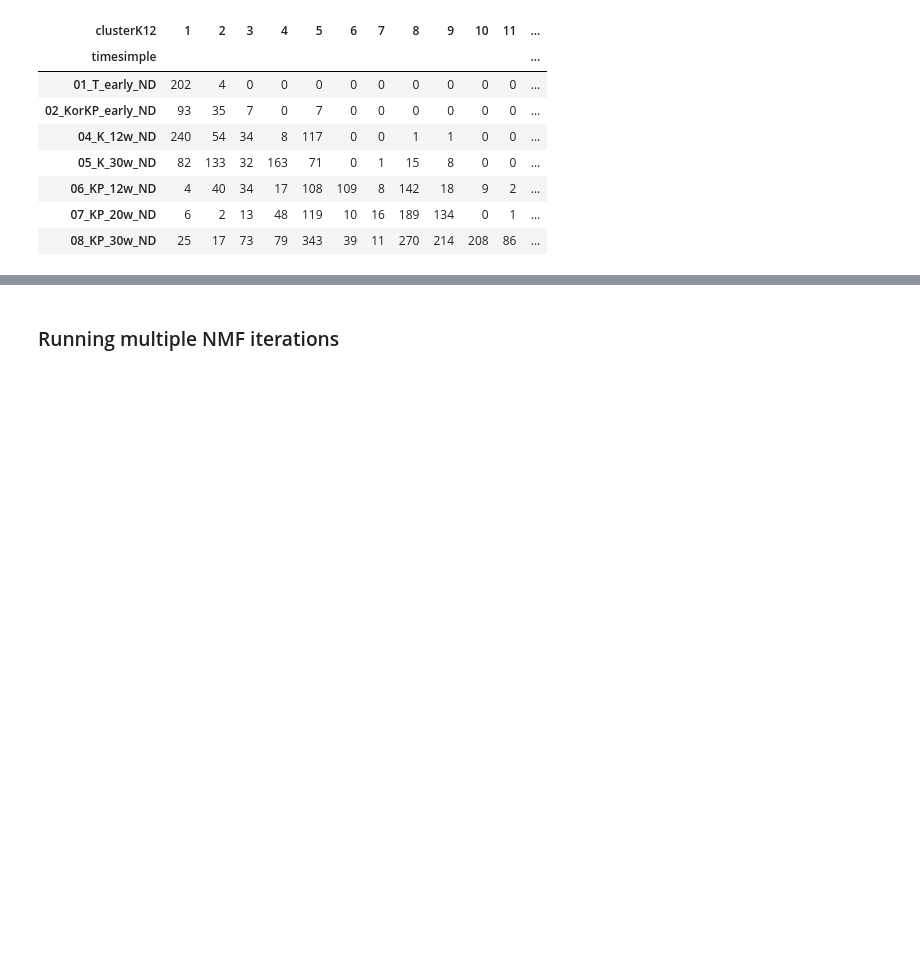
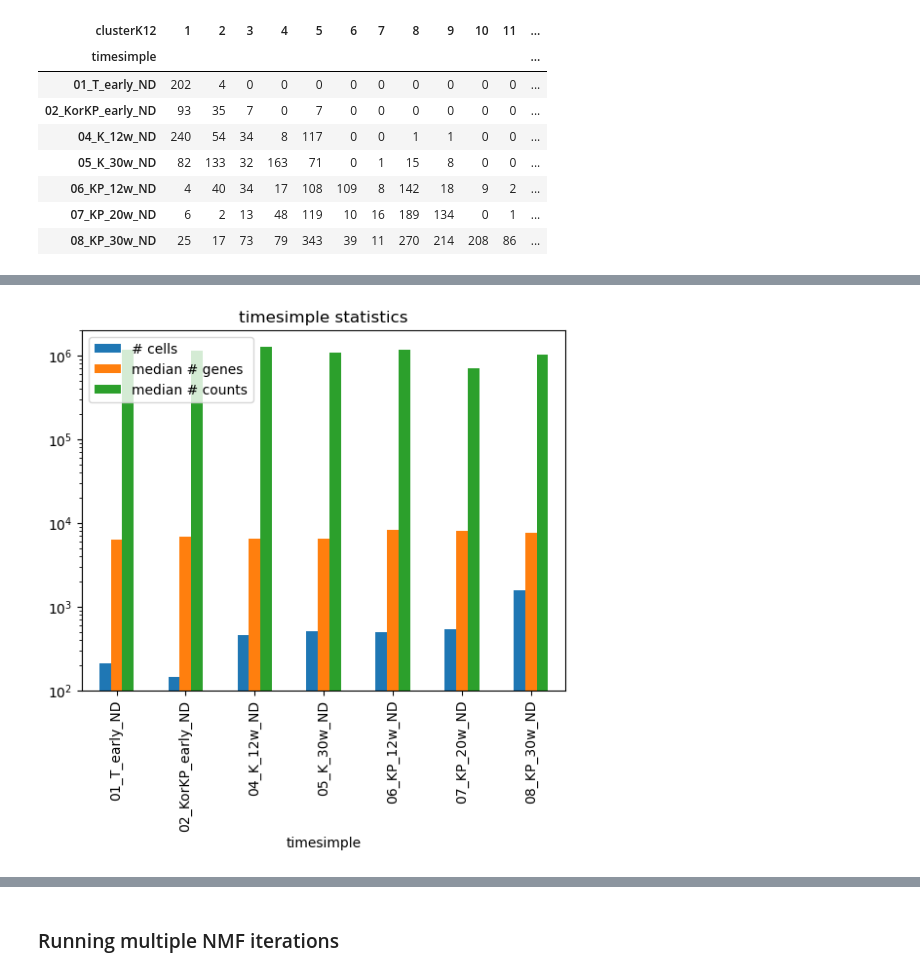
Before and after one commit to nitzanlab/gep-dynamics, a Jupyter notebook: notebooks/analyse_marjanovic.ipynb, the cells around one changed output, grey strips where cells are left out. Saved outputs shown, nothing was run; the diff lists cells and outputs as text; code cells hidden in the pictures; blank space fills up the shorter version.

```diff
--- a/notebooks/analyse_marjanovic.ipynb
+++ b/notebooks/analyse_marjanovic.ipynb
@@ -116,0 +154,15 @@ pd.crosstab(adata.obs.timesimple, adata.obs.clusterK12)
+# %%
+column_of_interest = 'timesimple'
+
+stats_df = adata.obs.loc[:, [column_of_interest, 'n_genes_by_counts', 'total_counts']].groupby(
+    [column_of_interest]).median()
+
+stats_df = pd.concat([adata.obs.groupby([column_of_interest]).count().iloc[:, 0],
+                      stats_df], axis=1)
+stats_df.columns = ['# cells', 'median # genes', 'median # counts']
+
+stats_df.plot(kind='bar', title=f'{column_of_interest} statistics', log=True, ylim=((1e2, 2e6)))
+plt.show()
+del column_of_interest, stats_df
+# %% [output]
+[figure, added]
```
Also changed, not shown: parts of 43 cells of this notebook, 1 other file.
